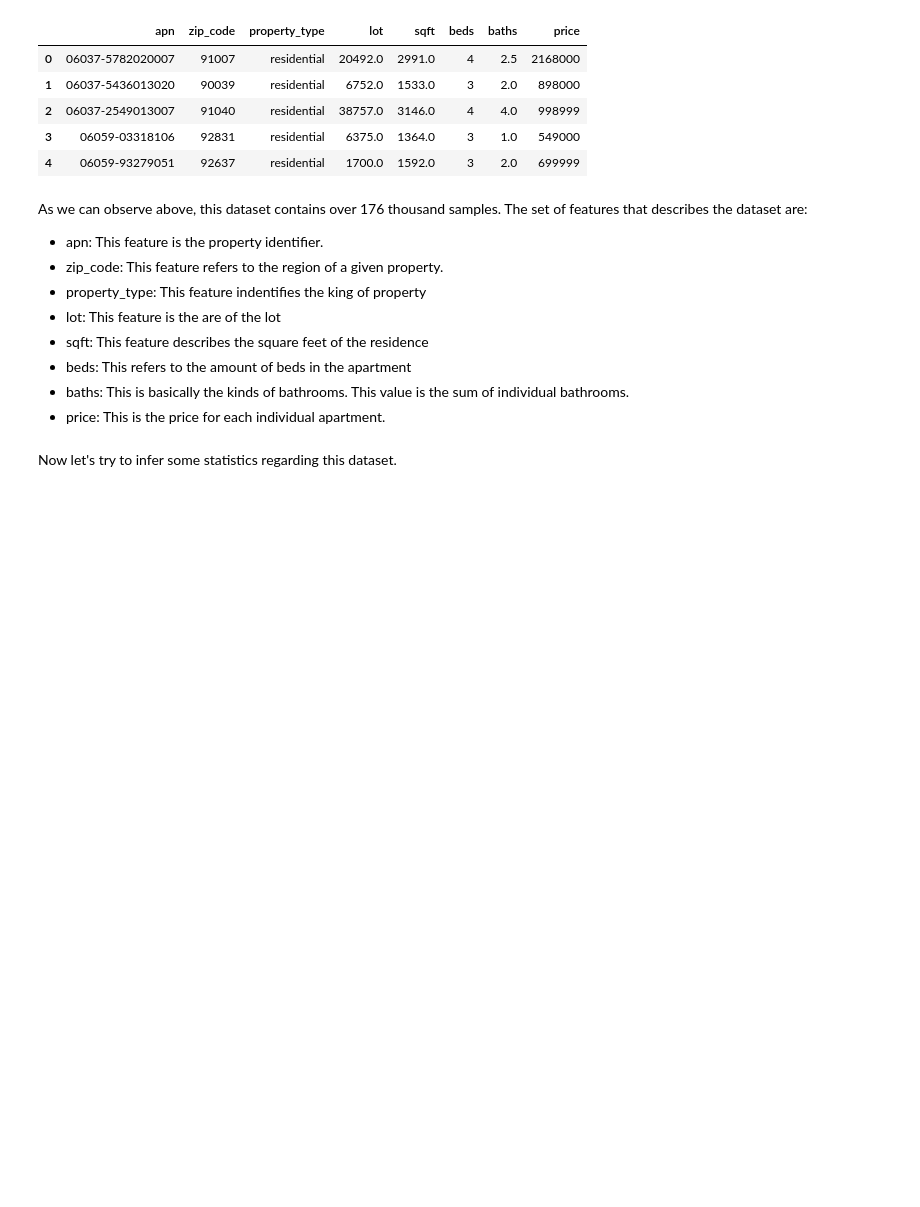
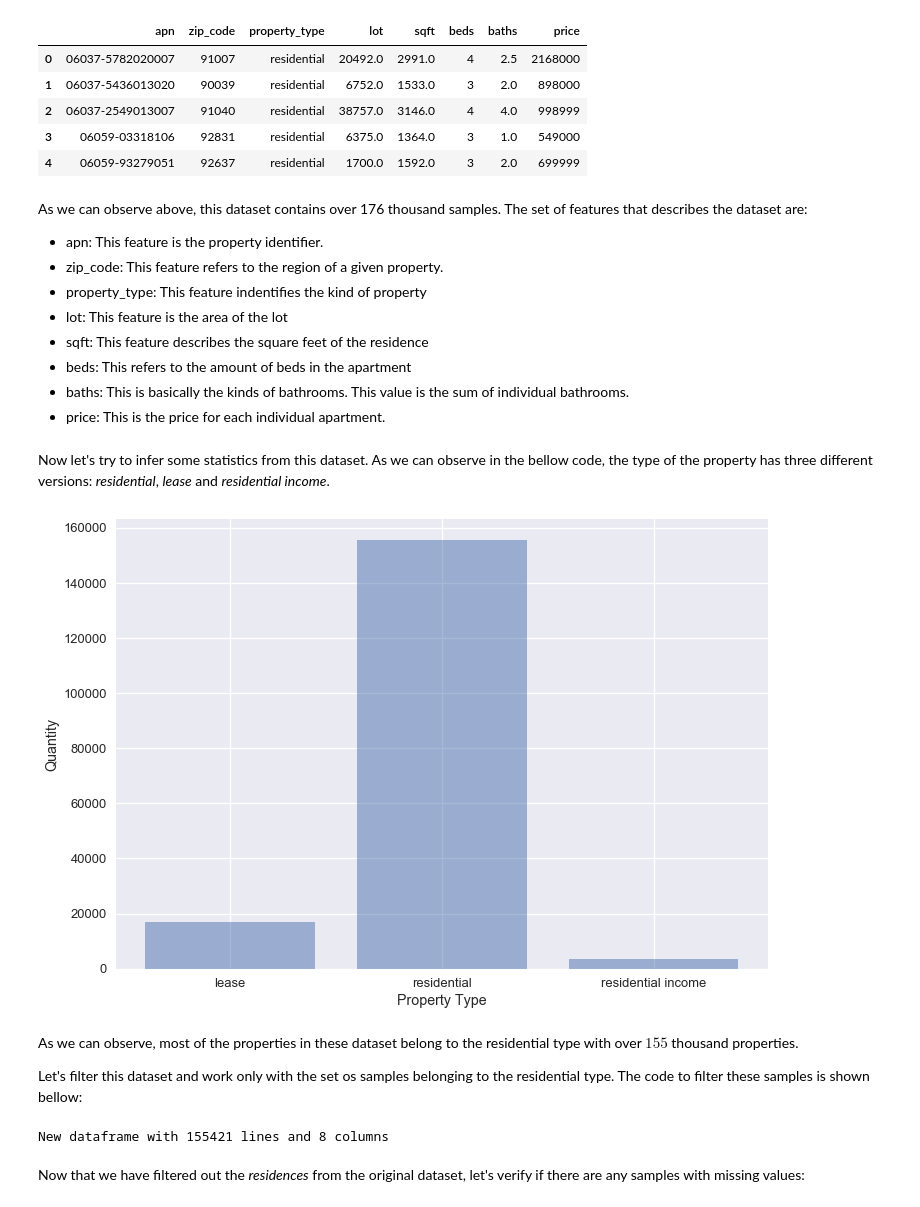
Before and after one commit to clebsonc/PricePrediction, a Jupyter notebook: PricePrediction.ipynb, the cells around one changed output. Drawn from its saved outputs; the diff is of its cells as text; code cells hidden in the pictures; blank space fills up the shorter version.

```diff
--- a/PricePrediction.ipynb
+++ b/PricePrediction.ipynb
@@ -17,7 +17,7 @@ plt.style.use('seaborn-talk')
 # %% [markdown]
 Now that we have loaded some default python libraries for datascience, let's work upon the dataset analysis. To do this, let's first open the input file into a pandas dataframe named properties.
 # %%
-properties = pd.read_csv("properties.csv", sep=',')
+df_properties = pd.read_csv("properties.csv", sep=',')
 # %% [markdown]
 Let's verify if the file was correctly loaded by showing up the amount of lines and columns for the file. Then let's verify how this dataset looks like by observing the set of features that compose each individual sample.
 # %%
@@ -35,11 +35,33 @@ Lines: 176081, columns: 8
 As we can observe above, this dataset contains over 176 thousand samples. The set of features that describes the dataset are:
 * apn: This feature is the property identifier.
 * zip_code: This feature refers to the region of a given property.
-* property_type: This feature indentifies the king of property
-* lot: This feature is the are of the lot
+* property_type: This feature indentifies the kind of property
+* lot: This feature is the area of the lot
 * sqft: This feature describes the square feet of the residence
 * beds: This refers to the amount of beds in the apartment
 * baths: This is basically the kinds of bathrooms. This value is the sum of individual bathrooms.
 * price: This is the price for each individual apartment.
 # %% [markdown]
-Now let's try to infer some statistics regarding this dataset.
+Now let's try to infer some statistics from this dataset.
+As we can observe in the bellow code, the type of the property has three different versions: *residential*, *lease* and *residential income*.
+# %%
+qt_prop_type_value = df_properties.groupby(by='property_type').count()['apn'].values
+qt_prop_type_name = df_properties.groupby(by='property_type').count()['apn'].index.values
+plt.bar(np.arange(3), qt_prop_type, alpha=0.5)
+plt.xlabel("Property Type")
+plt.ylabel("Quantity")
+a = plt.xticks(np.arange(3), qt_prop_type_name)
+plt.tight_layout()
+# %% [output]
+[figure, added]
+# %% [markdown]
+As we can observe, most of the properties in these dataset belong to the residential type with over $155$ thousand properties.
+
+Let's filter this dataset and work only with the set os samples belonging to the residential type. The code to filter these samples is shown bellow:
+# %%
+df_residences = df_properties[df_properties['property_type'] == 'residential']
+print("New dataframe with %s lines and %s columns" % df_residences.shape)
+# %% [output]
+New dataframe with 155421 lines and 8 columns
+# %% [markdown]
+Now that we have filtered out the *residences* from the original dataset, let's verify if there are any samples with missing values:
```
Also changed, not shown: parts of 12 cells of this notebook.
